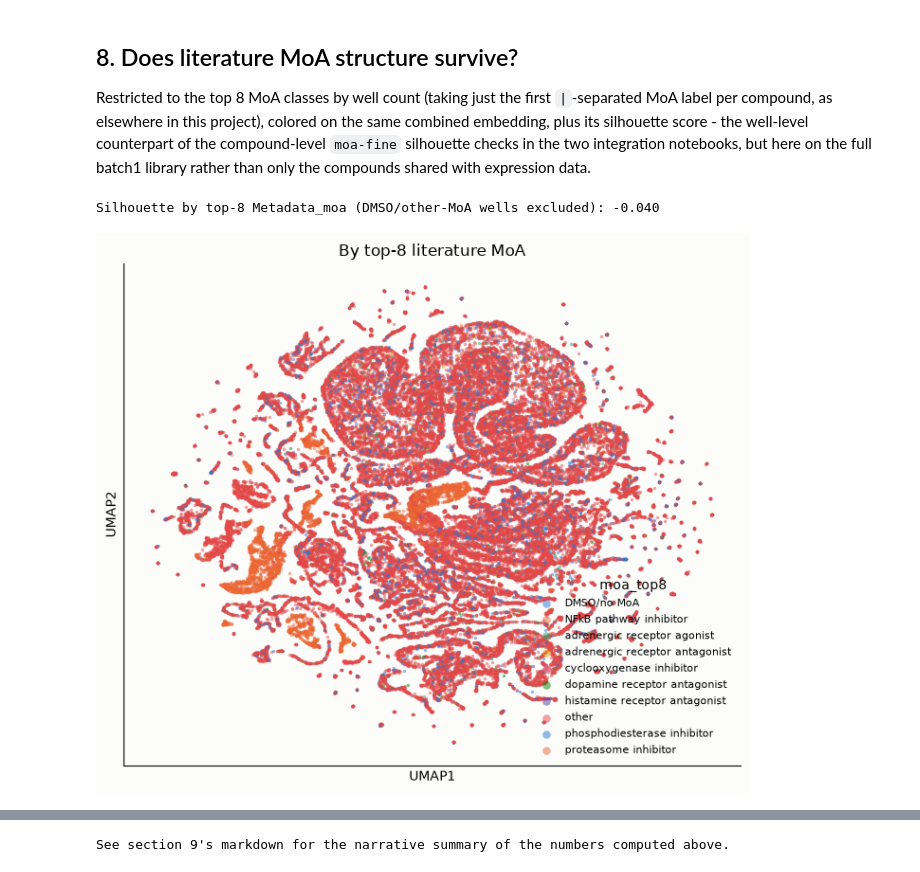
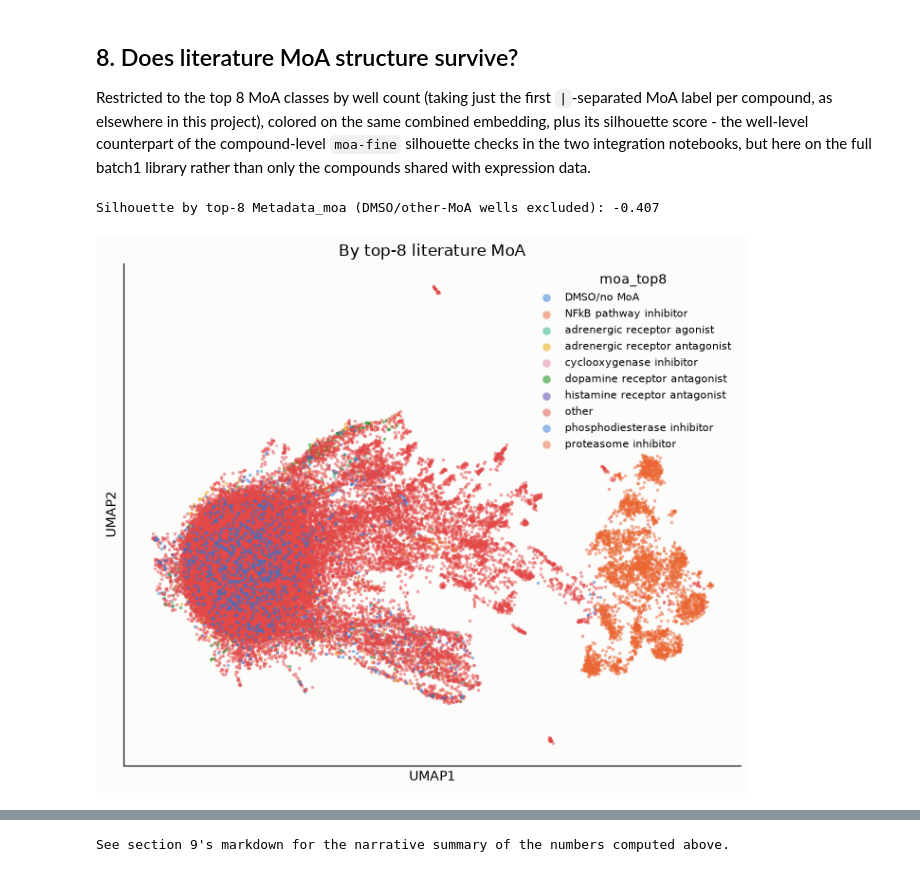
Before and after one commit to Arkkienkeli/hackathon_crossmodal_stream, a Jupyter notebook: LINCS/lincs_morphology_umap_analysis.ipynb, the cells around one changed output, grey strips where cells are left out. Cells and saved outputs as stored; diff of their text form; code cells hidden in the pictures.

```diff
--- a/LINCS/lincs_morphology_umap_analysis.ipynb
+++ b/LINCS/lincs_morphology_umap_analysis.ipynb
@@ -177,0 +195,37 @@ Level 4b: 615 features, 52222 wells
+# %%
+from pycytominer.operations import Spherize
+from scipy.linalg import qr
+
+feat_cols = [c for c in level4b_batch1.columns if not c.startswith("Metadata_")]
+dmso_mask = level4b_batch1["Metadata_broad_sample"] == "DMSO"
+dmso_X = level4b_batch1.loc[dmso_mask, feat_cols]
+n_feat_in = len(feat_cols)
+
+# ZCA-cor standardizes the DMSO fit set and errors on variance == 0.
+# Drop DMSO-constant features, then any leftover linear dependents
+# (Spherize requires full rank on the fit matrix).
+dmso_var = dmso_X.var(axis=0, ddof=0)
+keep = dmso_var[dmso_var > 0].index.tolist()
+vals = dmso_X[keep].to_numpy(dtype=np.float64)
+vals_std = (vals - vals.mean(axis=0)) / vals.std(axis=0, ddof=0)
+rank = np.linalg.matrix_rank(vals_std)
+if rank < vals_std.shape[1]:
+    _, _, piv = qr(vals_std, mode="economic", pivoting=True)
+    keep = [keep[i] for i in np.sort(piv[:rank])]
+
+print(
+    f"Global ZCA-cor: {int(dmso_mask.sum())} DMSO wells, "
+    f"{len(keep)}/{n_feat_in} features "
+    f"(dropped {n_feat_in - len(keep)} zero-var or rank-deficient in DMSO)"
+)
+
+spherizer = Spherize(method="ZCA-cor", center=True, epsilon=1e-6)
+spherizer.fit(level4b_batch1.loc[dmso_mask, keep])
+
+spherized_vals = spherizer.transform(level4b_batch1[keep])
+level4c_batch1 = pd.concat(
+    [level4b_batch1.drop(columns=feat_cols).reset_index(drop=True), spherized_vals],
+    axis="columns",
+)
+morph_feature_cols = keep
+print(f"Level 4c (global TVN): {level4c_batch1.shape}")
@@ -245,5 +364,5 @@ it's confounded with which designs got retested.
 # %%
-combined_umap = compute_umap(level4b_batch1, morph_feature_cols)
+combined_umap = compute_umap(level4c_batch1, morph_feature_cols)
 
 fig, axes = plt.subplots(2, 3, figsize=(19, 11))
 plot_categorical_umap(axes[0, 0], combined_umap, "Metadata_Plate_Map_Name", "By plate-map design (28)", s=4, alpha=0.4)
@@ -327,23 +474,23 @@ counterpart of the compound-level `moa-fine` silhouette checks in the two
 integration notebooks, but here on the full batch1 library rather than only
 the compounds shared with expression data.
 # %%
-moa_first = level4b_batch1["Metadata_moa"].dropna().str.split("|").str[0]
+moa_first = level4c_batch1["Metadata_moa"].dropna().str.split("|").str[0]
 top_moa = moa_first.value_counts().head(8).index
-moa_label = moa_first.where(moa_first.isin(top_moa), "other").reindex(level4b_batch1.index)
+moa_label = moa_first.where(moa_first.isin(top_moa), "other").reindex(level4c_batch1.index)
 moa_label = moa_label.fillna("DMSO/no MoA")
 combined_umap.obs["Metadata_moa_top8"] = moa_label.astype(str).to_numpy()
 
 moa_mask = combined_umap.obs["Metadata_moa_top8"] != "DMSO/no MoA"
 moa_sil = silhouette_score(pca_combined[moa_mask.to_numpy()], combined_umap.obs.loc[moa_mask, "Metadata_moa_top8"])
 print(f"Silhouette by top-8 Metadata_moa (DMSO/other-MoA wells excluded): {moa_sil:.3f}")
 
 fig, ax = plt.subplots(figsize=(7, 6))
 plot_categorical_umap(ax, combined_umap, "Metadata_moa_top8", "By top-8 literature MoA", s=6, alpha=0.5)
 fig.tight_layout()
 plt.show()
 # %% [output]
-Silhouette by top-8 Metadata_moa (DMSO/other-MoA wells excluded): -0.040
+Silhouette by top-8 Metadata_moa (DMSO/other-MoA wells excluded): -0.407
-[figure, old version]
+[figure, new version]
 # %% [markdown]
 ## 9. Summary
 
```
Also changed, not shown: parts of 15 cells of this notebook, 17 other files.
